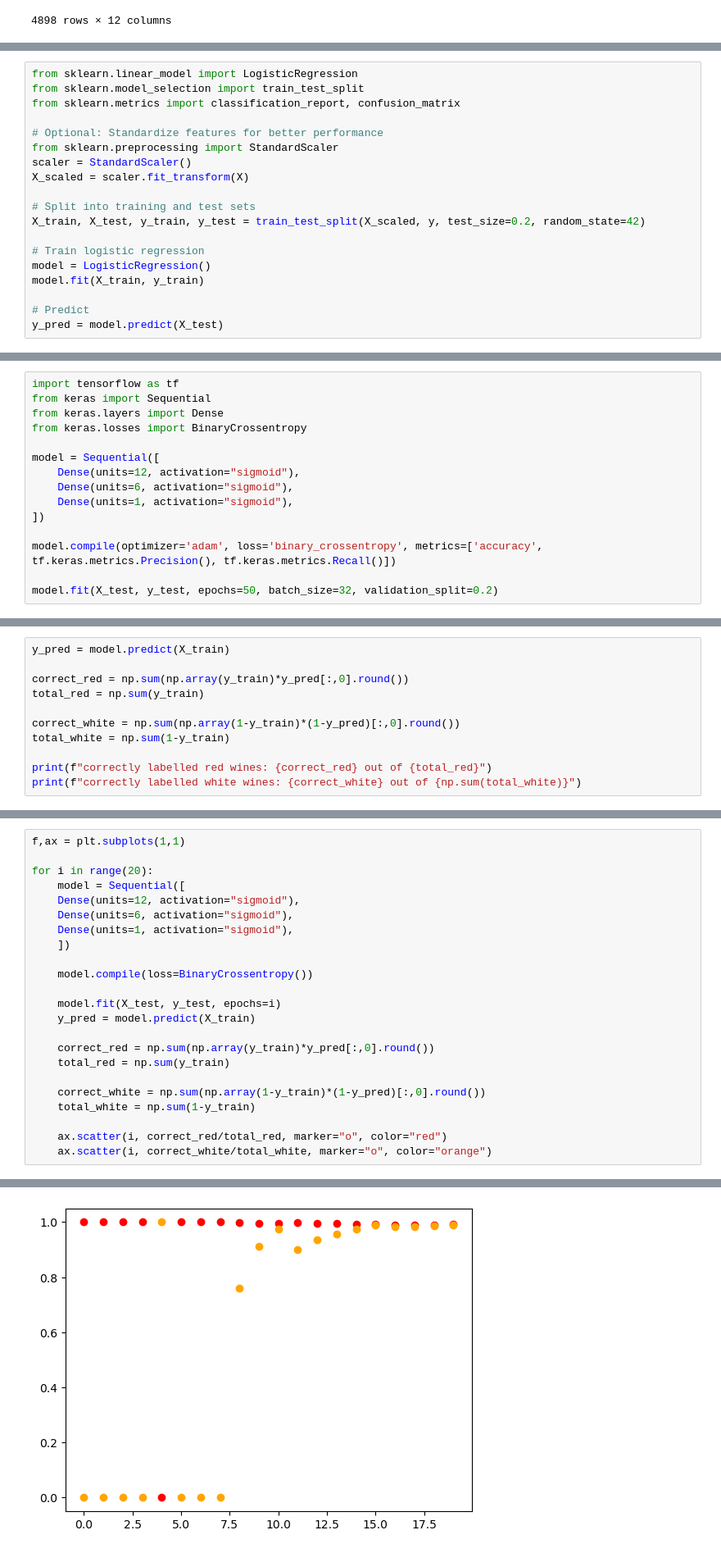
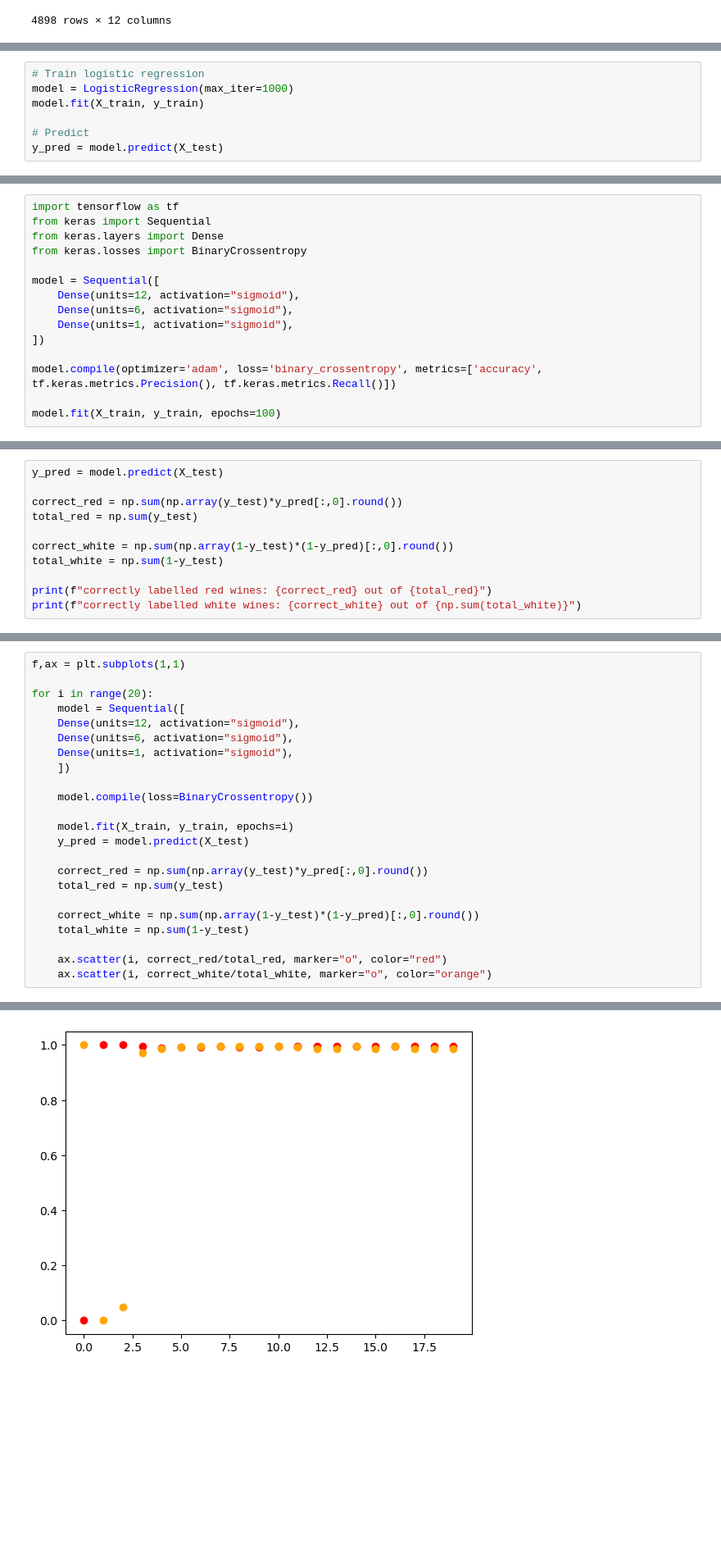
Before and after one commit to Delekof/Machine-Learning-Practice, a Jupyter notebook: main_notebook.ipynb, the cells around one changed output, grey strips where cells are left out. Shown at 82% size. Drawn from its saved outputs; the diff is of its cells as text; blank space fills up the shorter version.

```diff
--- a/main_notebook.ipynb
+++ b/main_notebook.ipynb
@@ -235,18 +248,6 @@ y = df_combined['wine_type']
 # %%
-from sklearn.linear_model import LogisticRegression
-from sklearn.model_selection import train_test_split
-from sklearn.metrics import classification_report, confusion_matrix
-
-# Optional: Standardize features for better performance
-from sklearn.preprocessing import StandardScaler
-scaler = StandardScaler()
-X_scaled = scaler.fit_transform(X)
-
-# Split into training and test sets
-X_train, X_test, y_train, y_test = train_test_split(X_scaled, y, test_size=0.2, random_state=42)
-
 # Train logistic regression
-model = LogisticRegression()
+model = LogisticRegression(max_iter=1000)
 model.fit(X_train, y_train)
 
 # Predict
@@ -308,5 +309,5 @@ model = Sequential([
 
 model.compile(optimizer='adam', loss='binary_crossentropy', metrics=['accuracy', tf.keras.metrics.Precision(), tf.keras.metrics.Recall()])
 
-model.fit(X_test, y_test, epochs=50, batch_size=32, validation_split=0.2)
+model.fit(X_train, y_train, epochs=100)
 # %% [output]
@@ -330,12 +331,12 @@ Epoch 50/50
 <keras.src.callbacks.history.History at 0x...>
 # %%
-y_pred = model.predict(X_train)
+y_pred = model.predict(X_test)
 
-correct_red = np.sum(np.array(y_train)*y_pred[:,0].round())
-total_red = np.sum(y_train)
+correct_red = np.sum(np.array(y_test)*y_pred[:,0].round())
+total_red = np.sum(y_test)
 
-correct_white = np.sum(np.array(1-y_train)*(1-y_pred)[:,0].round())
-total_white = np.sum(1-y_train)
+correct_white = np.sum(np.array(1-y_test)*(1-y_pred)[:,0].round())
+total_white = np.sum(1-y_test)
 
 print(f"correctly labelled red wines: {correct_red} out of {total_red}")
 print(f"correctly labelled white wines: {correct_white} out of {np.sum(total_white)}")
@@ -359,14 +360,14 @@ for i in range(20):
 
     model.compile(loss=BinaryCrossentropy())
 
-    model.fit(X_test, y_test, epochs=i)
-    y_pred = model.predict(X_train)
+    model.fit(X_train, y_train, epochs=i)
+    y_pred = model.predict(X_test)
 
-    correct_red = np.sum(np.array(y_train)*y_pred[:,0].round())
-    total_red = np.sum(y_train)
+    correct_red = np.sum(np.array(y_test)*y_pred[:,0].round())
+    total_red = np.sum(y_test)
 
-    correct_white = np.sum(np.array(1-y_train)*(1-y_pred)[:,0].round())
-    total_white = np.sum(1-y_train)
+    correct_white = np.sum(np.array(1-y_test)*(1-y_pred)[:,0].round())
+    total_white = np.sum(1-y_test)
 
     ax.scatter(i, correct_red/total_red, marker="o", color="red")
     ax.scatter(i, correct_white/total_white, marker="o", color="orange")
@@ -391,4 +392,4 @@ Epoch 19/19
-[figure, old version]
+[figure, new version]
 # %%
 ax.semilogy()
 ax.set_ylim([.1,ax.get_ylim()[1]])
```
Also changed, not shown: parts of 27 cells of this notebook.
